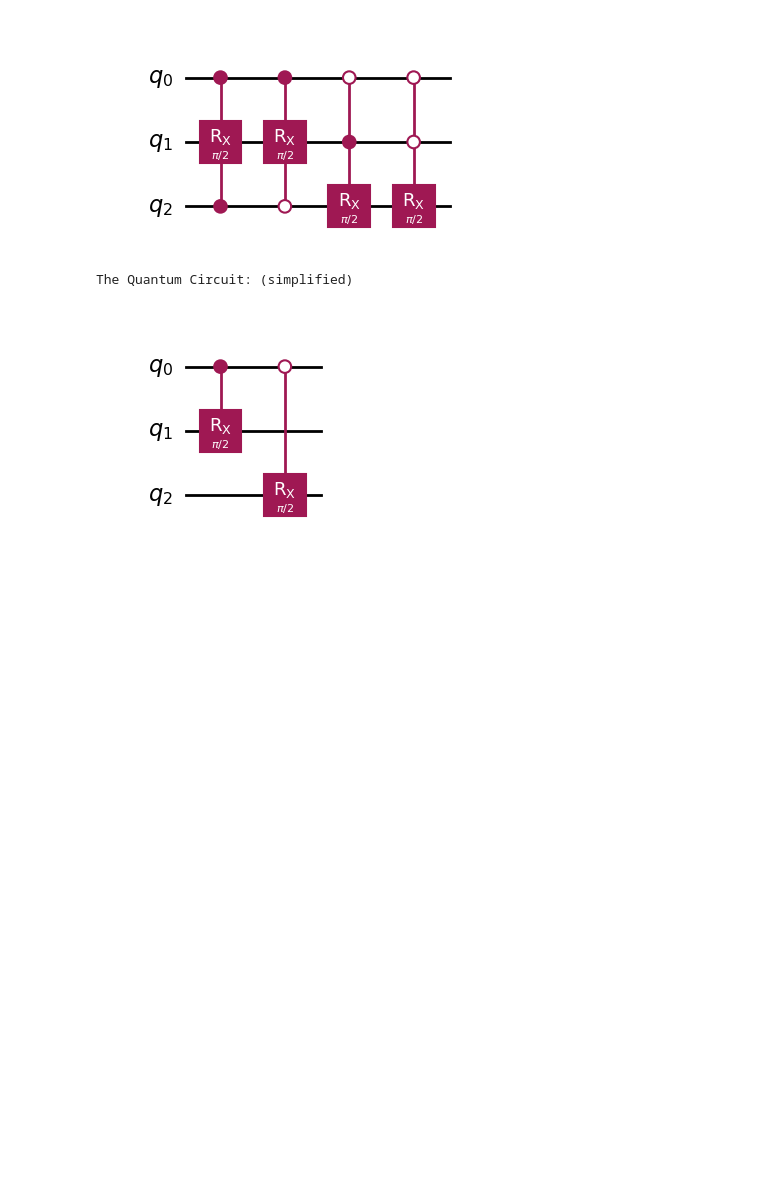
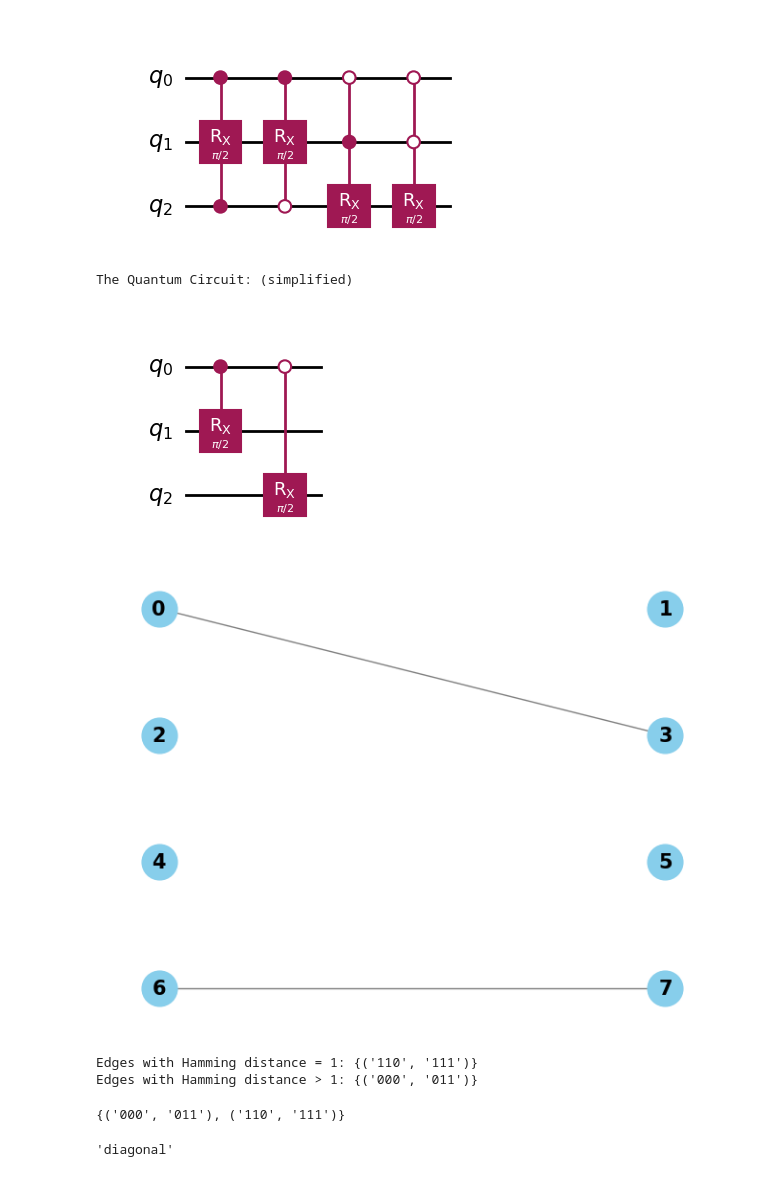
Before and after one commit to Mostafa-Atallah2020/ctqw-matching-decomp, a Jupyter notebook: examples/Expressions for Graphs.ipynb, the cells around one changed output. Drawn from its saved outputs; the diff is of its cells as text; code cells hidden in the pictures; blank space fills up the shorter version.

```diff
--- a/examples/Expressions for Graphs.ipynb
+++ b/examples/Expressions for Graphs.ipynb
@@ -64,3 +64,20 @@ G_simplified.get_qc().draw('mpl')
 # %% [output]
 The Quantum Circuit: (simplified)
 [figure]
+# %%
+edges = {('000','011'),
+         ('110','111')}
+G = DiagonalEdgeGraph(edges)
+G.draw()
+# %% [output]
+[figure, added]
+# %%
+print("Edges with Hamming distance = 1:", G.set_hamming_1)
+print("Edges with Hamming distance > 1:", G.set_hamming_greater_1)
+# %% [output]
+Edges with Hamming distance = 1: {('110', '111')}
+Edges with Hamming distance > 1: {('000', '011')}
+# %%
+G.edges
+# %% [output]
+{('000', '011'), ('110', '111')}
@@ -66,0 +87,6 @@ The Quantum Circuit: (simplified)
+# %%
+edge = ('00000', '01101')
+e = Edge(edge)
+e.type
+# %% [output]
+'diagonal'
```
Also changed, not shown: parts of 3 cells of this notebook, 2 other files.
